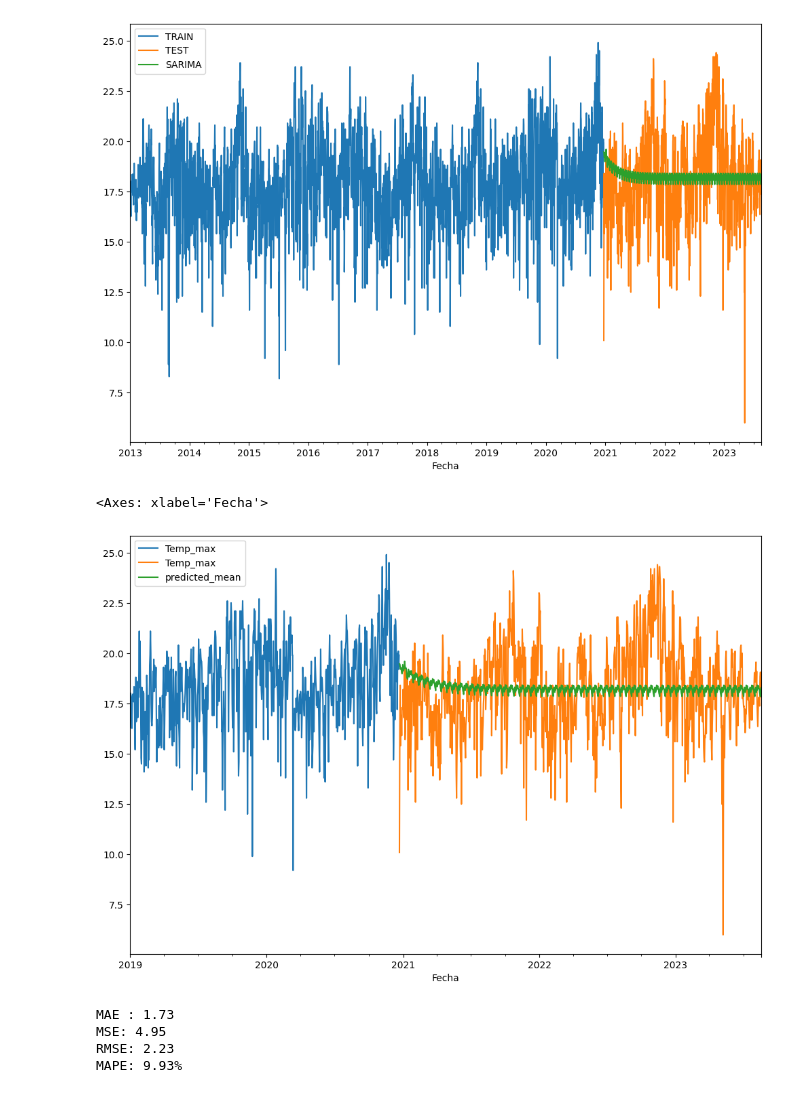
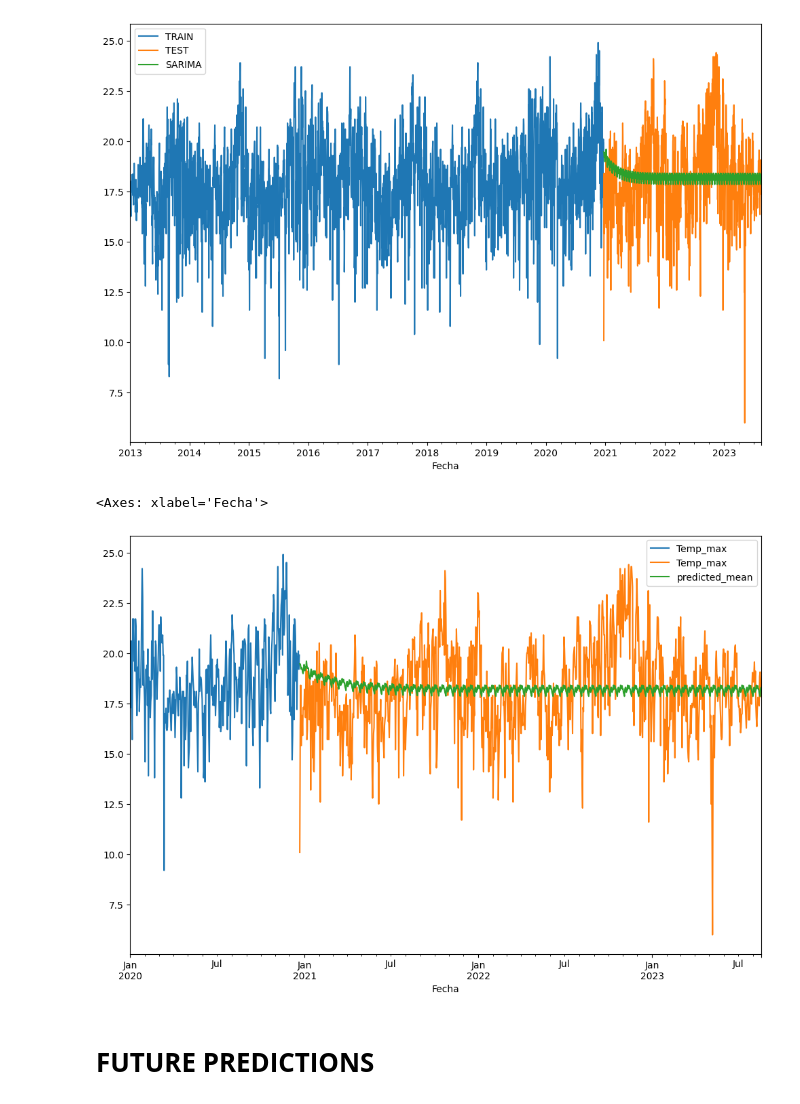
Before and after one commit to alrigo123/Time-Series-Predictive-Models, a Jupyter notebook: (S)ARIMA.ipynb, the cells around one changed output. Cells and saved outputs as stored; diff of their text form; code cells hidden in the pictures.

Commit message:
ENHANCED MODEL

```diff
--- a/(S)ARIMA.ipynb
+++ b/(S)ARIMA.ipynb
@@ -157,0 +31,7 @@ Freq: D, Name: predicted_mean, Length: 971, dtype: float64
+# %%
+#--- LOAD DATA ---#
+location = 'TIME-SERIES-Diario-13-23.csv'  ## DAILY DATA
+# location = 'TIME-SERIES-Mensual-86-23.csv' ## MONTHLY DATA
+
+data = pd.read_csv(location, delimiter=',', index_col='Fecha', header=0, parse_dates=True)
+data.head()
@@ -157,0 +49,8 @@ Freq: D, Name: predicted_mean, Length: 971, dtype: float64
+# %%
+#--- SELECT TARGET VARIABLE ---#
+# We are dropping all columns except 'Temp_max' to isolate the target variable.
+data = data.drop(["Año", "Dia", "Mes", "Temp_media", "Humedad", "Precipitacion", "Temp_min"], axis=1) # DAILY MAXIMUM TEMPERATURE DATA FRAME
+# data = data.drop(["Año", "Mes", "Temp_media", "Humedad", "Temp_min", "Precipitacion"], axis=1)# # MONTHLY MAXIMUM TEMPERATURE DATA FRAME
+
+# Display the first few rows of the dataframe after dropping columns
+data.head()
@@ -157,0 +68,3 @@ Freq: D, Name: predicted_mean, Length: 971, dtype: float64
+# %%
+# DROP NULL VALUES
+data.dropna(inplace=True)
@@ -157,0 +81,5 @@ Freq: D, Name: predicted_mean, Length: 971, dtype: float64
+# %%
+# split into train and test sets
+X = data
+size = int(len(X) * 0.80)
+train, test = X[0:size], X[size:len(X)]
@@ -163,28 +157,12 @@ pred_SARIMA.plot(legend=True, label='SARIMA');
 # %% [output]
 [figure]
 # %%
-#Visualization
-train['Temp_max']['2019-01-01':].plot(figsize = (12,8), legend = True)
+# Close Visualization
+train['Temp_max']['2020-01-01':].plot(figsize = (12,8), legend = True)
 test['Temp_max'].plot( legend = True)
 pred_SARIMA.plot(legend = True)
 # %% [output]
 <Axes: xlabel='Fecha'>
-[figure, old version]
+[figure, new version]
-# %%
-# print('Additive Model Evaluation')
-# Calculate the metrics
-mae = mean_absolute_error(test['Temp_max'], pred_SARIMA)
-rmse = mean_squared_error(test['Temp_max'], pred_SARIMA) ** 0.5
-mse = mean_squared_error(test['Temp_max'], pred_SARIMA)
-mape = mean_absolute_percentage_error(test['Temp_max'], pred_SARIMA) * 100
-
-# Format the output with f-strings for readability and control over precision
-print(f"MAE : {mae:.2f}")  # Display MAE with 3 decimal places
-print(f"MSE: {mse:.2f}")  # Display RMSE with 3 decimal places
-print(f"RMSE: {rmse:.2f}")  # Display RMSE with 3 decimal places
-print(f"MAPE: {mape:.2f}%")  # Display MAPE with 3 decimal places and percentage sign
-# %% [output]
-MAE : 1.73
-MSE: 4.95
-RMSE: 2.23
-MAPE: 9.93%
+# %% [markdown]
+# **FUTURE PREDICTIONS**
```
Also changed, not shown: parts of 39 cells of this notebook, 7 other files.
